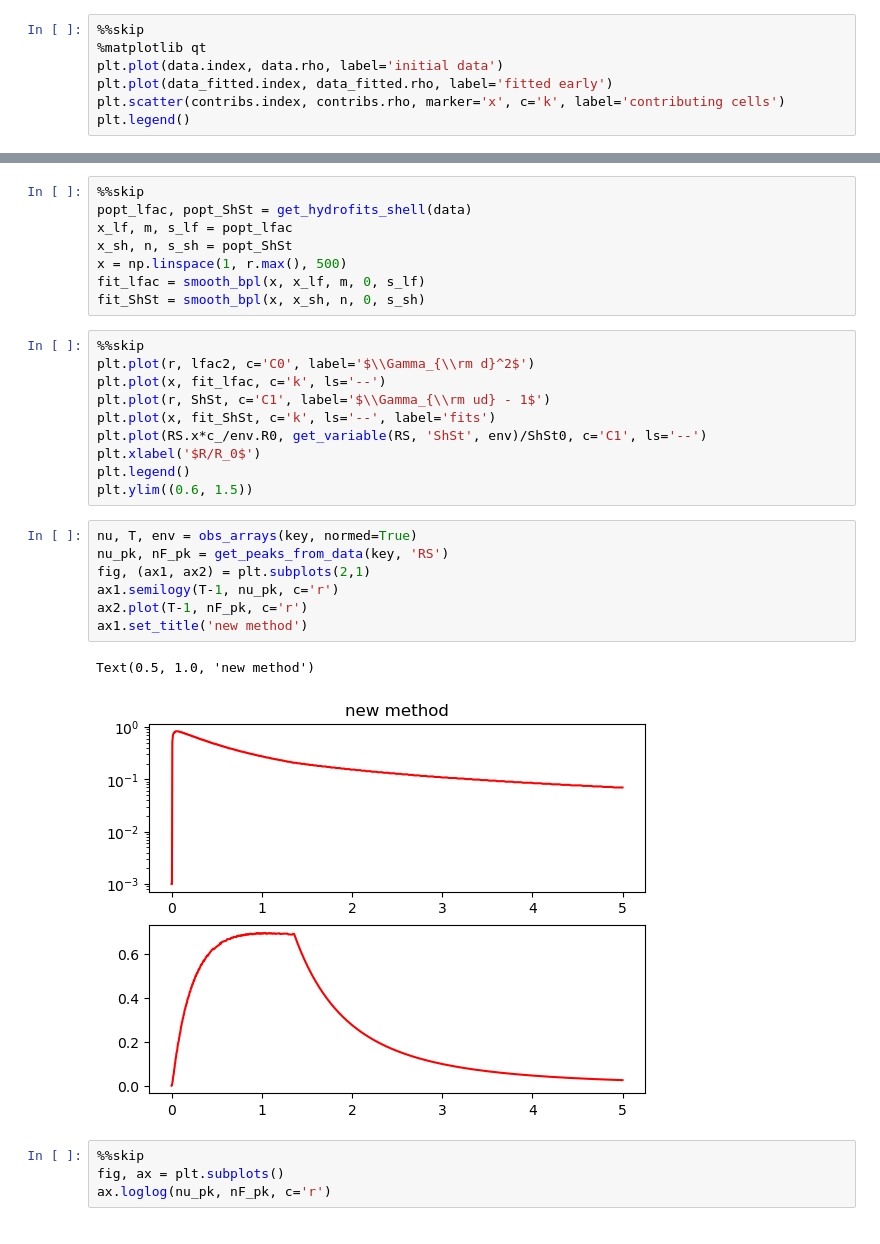
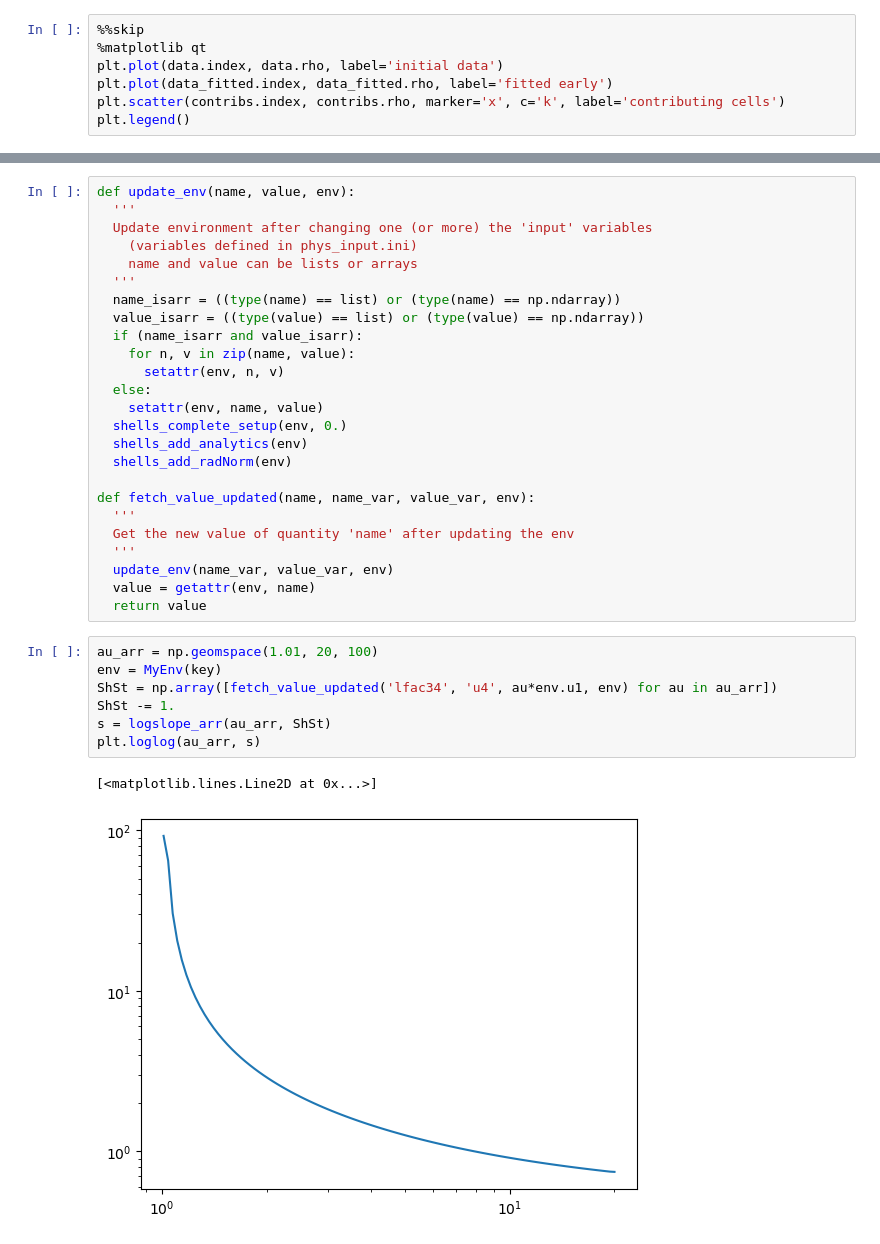
Before and after one commit to ACharletENSL/GAMMA_MWN, a Jupyter notebook: bin/Tools/project_v2/testing.ipynb, the cells around one changed output, grey strips where cells are left out. Saved outputs shown, nothing was run; the diff lists cells and outputs as text.

```diff
--- a/bin/Tools/project_v2/testing.ipynb
+++ b/bin/Tools/project_v2/testing.ipynb
@@ -83,32 +39,35 @@ ShSt /= ShSt0
-# %%
-%%skip
-popt_lfac, popt_ShSt = get_hydrofits_shell(data)
-x_lf, m, s_lf = popt_lfac
-x_sh, n, s_sh = popt_ShSt
-x = np.linspace(1, r.max(), 500)
-fit_lfac = smooth_bpl(x, x_lf, m, 0, s_lf)
-fit_ShSt = smooth_bpl(x, x_sh, n, 0, s_sh)
-# %%
-%%skip
-plt.plot(r, lfac2, c='C0', label='$\\Gamma_{\\rm d}^2$')
-plt.plot(x, fit_lfac, c='k', ls='--')
-plt.plot(r, ShSt, c='C1', label='$\\Gamma_{\\rm ud} - 1$')
-plt.plot(x, fit_ShSt, c='k', ls='--', label='fits')
-plt.plot(RS.x*c_/env.R0, get_variable(RS, 'ShSt', env)/ShSt0, c='C1', ls='--')
-plt.xlabel('$R/R_0$')
-plt.legend()
-plt.ylim((0.6, 1.5))
-# %%
-nu, T, env = obs_arrays(key, normed=True)
-nu_pk, nF_pk = get_peaks_from_data(key, 'RS')
-fig, (ax1, ax2) = plt.subplots(2,1)
-ax1.semilogy(T-1, nu_pk, c='r')
-ax2.plot(T-1, nF_pk, c='r')
-ax1.set_title('new method')
-# %% [output]
-Text(0.5, 1.0, 'new method')
-[figure, removed]
-# %%
-%%skip
-fig, ax = plt.subplots()
-ax.loglog(nu_pk, nF_pk, c='r')
+# %%
+def update_env(name, value, env):
+  '''
+  Update environment after changing one (or more) the 'input' variables
+    (variables defined in phys_input.ini)
+    name and value can be lists or arrays
+  '''
+  name_isarr = ((type(name) == list) or (type(name) == np.ndarray))
+  value_isarr = ((type(value) == list) or (type(value) == np.ndarray))
+  if (name_isarr and value_isarr):
+    for n, v in zip(name, value):
+      setattr(env, n, v)
+  else:
+    setattr(env, name, value)
+  shells_complete_setup(env, 0.)
+  shells_add_analytics(env)
+  shells_add_radNorm(env)
+
+def fetch_value_updated(name, name_var, value_var, env):
+  '''
+  Get the new value of quantity 'name' after updating the env
+  '''
+  update_env(name_var, value_var, env)
+  value = getattr(env, name)
+  return value
+# %%
+au_arr = np.geomspace(1.01, 20, 100)
+env = MyEnv(key)
+ShSt = np.array([fetch_value_updated('lfac34', 'u4', au*env.u1, env) for au in au_arr])
+ShSt -= 1.
+s = logslope_arr(au_arr, ShSt)
+plt.loglog(au_arr, s)
+# %% [output]
+[<matplotlib.lines.Line2D at 0x...>]
+[figure, added]
```
Also changed, not shown: parts of 9 cells of this notebook, 6 other files.
